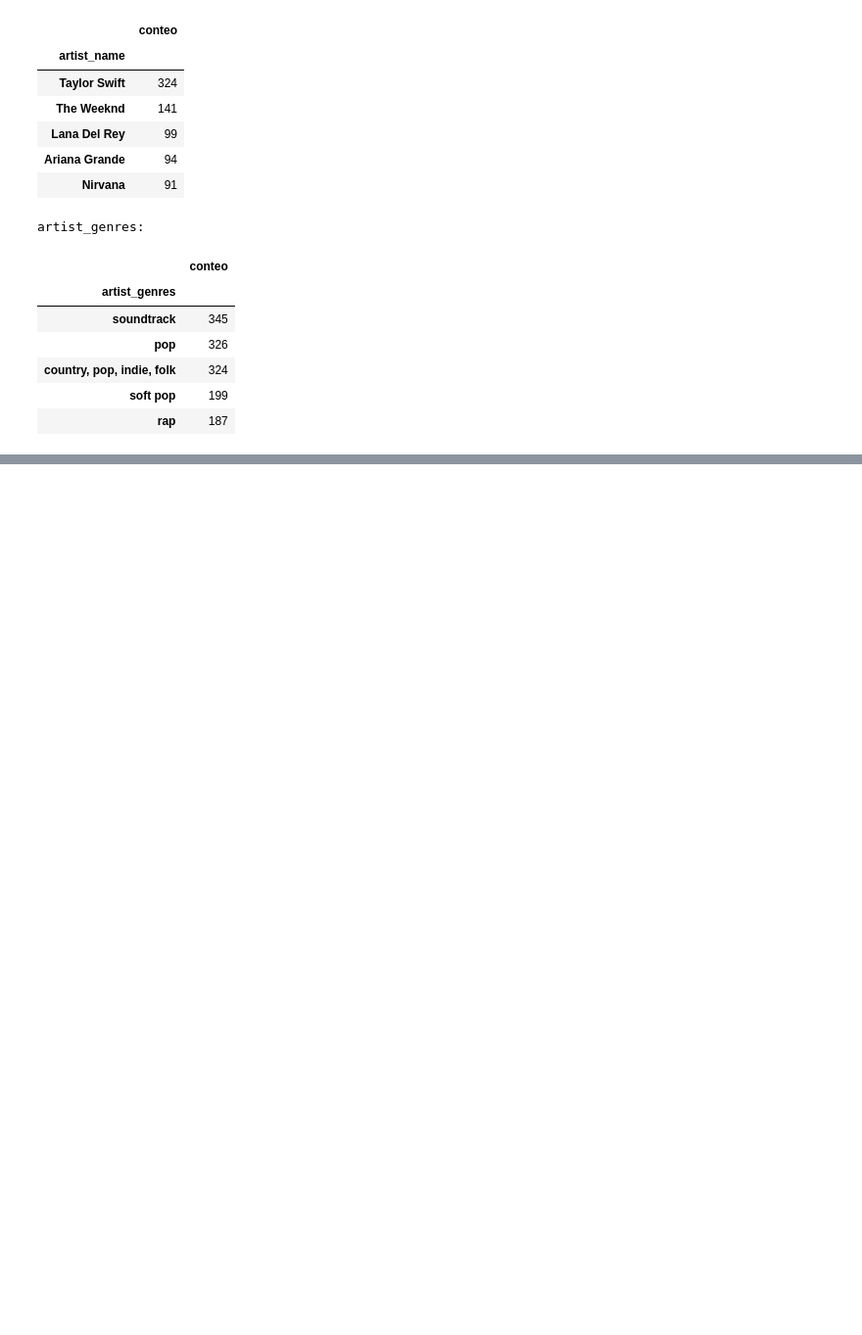
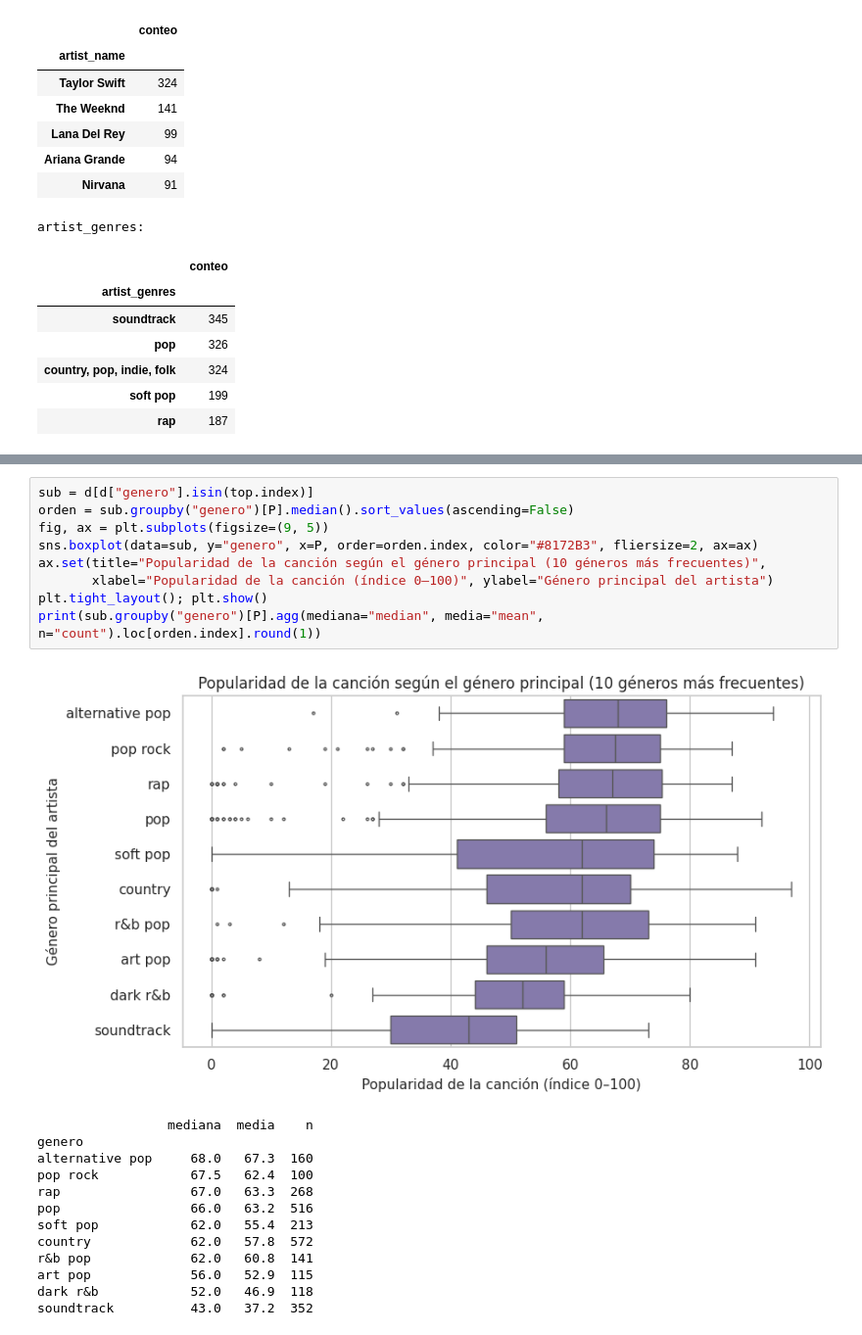
Before and after one commit to Luisfegit/Data-en-concierto, a Jupyter notebook: data_en_concierto_1_1.ipynb, the cells around one changed output, grey strips where cells are left out. Shown at 98% size. Drawn from its saved outputs; the diff is of its cells as text; blank space fills up the shorter version.

```diff
--- a/data_en_concierto_1_1.ipynb
+++ b/data_en_concierto_1_1.ipynb
@@ -272,0 +307,23 @@ artist_genres:
+# %%
+sub = d[d["genero"].isin(top.index)]
+orden = sub.groupby("genero")[P].median().sort_values(ascending=False)
+fig, ax = plt.subplots(figsize=(9, 5))
+sns.boxplot(data=sub, y="genero", x=P, order=orden.index, color="#8172B3", fliersize=2, ax=ax)
+ax.set(title="Popularidad de la canción según el género principal (10 géneros más frecuentes)",
+       xlabel="Popularidad de la canción (índice 0–100)", ylabel="Género principal del artista")
+plt.tight_layout(); plt.show()
+print(sub.groupby("genero")[P].agg(mediana="median", media="mean", n="count").loc[orden.index].round(1))
+# %% [output]
+[figure, added]
+                 mediana  media    n
+genero
+alternative pop     68.0   67.3  160
+pop rock            67.5   62.4  100
+rap                 67.0   63.3  268
+pop                 66.0   63.2  516
+soft pop            62.0   55.4  213
+country             62.0   57.8  572
+r&b pop             62.0   60.8  141
+art pop             56.0   52.9  115
+dark r&b            52.0   46.9  118
+soundtrack          43.0   37.2  352
```
Also changed, not shown: parts of 16 cells of this notebook.
